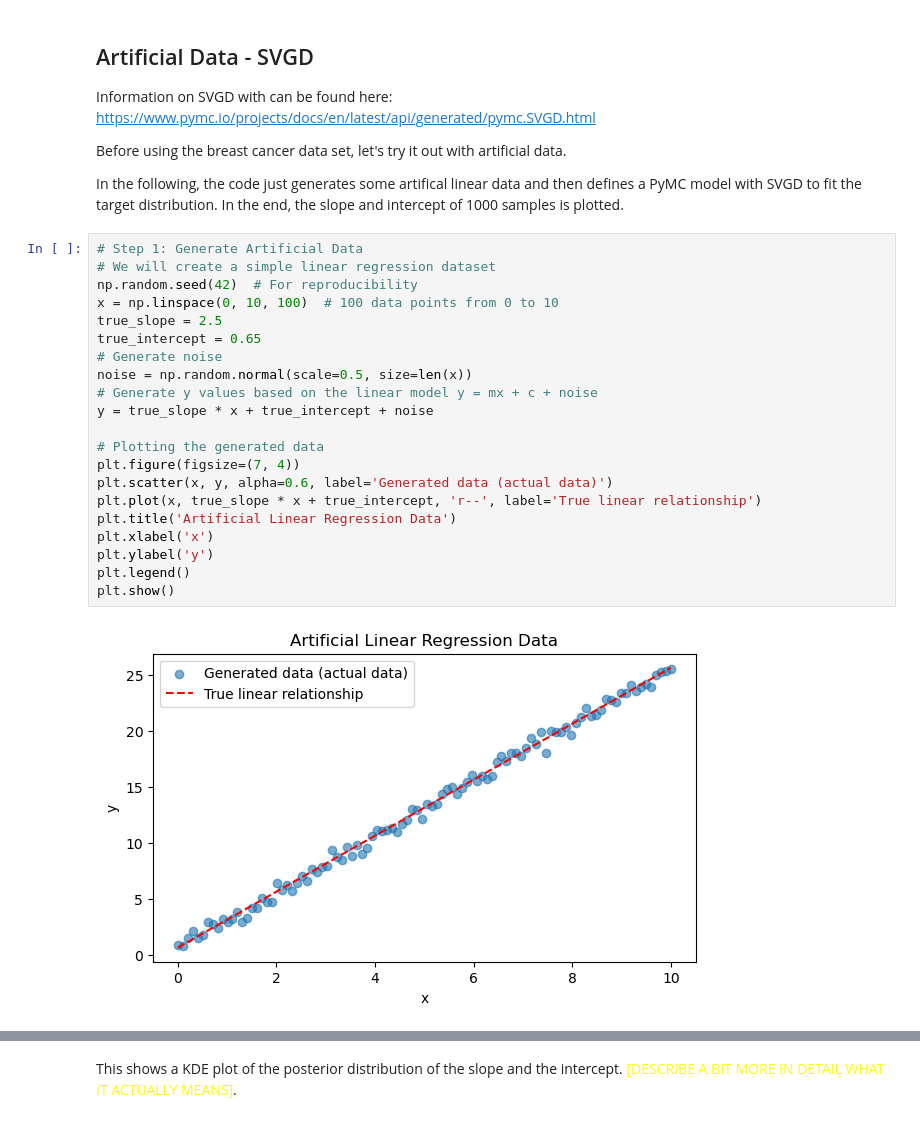
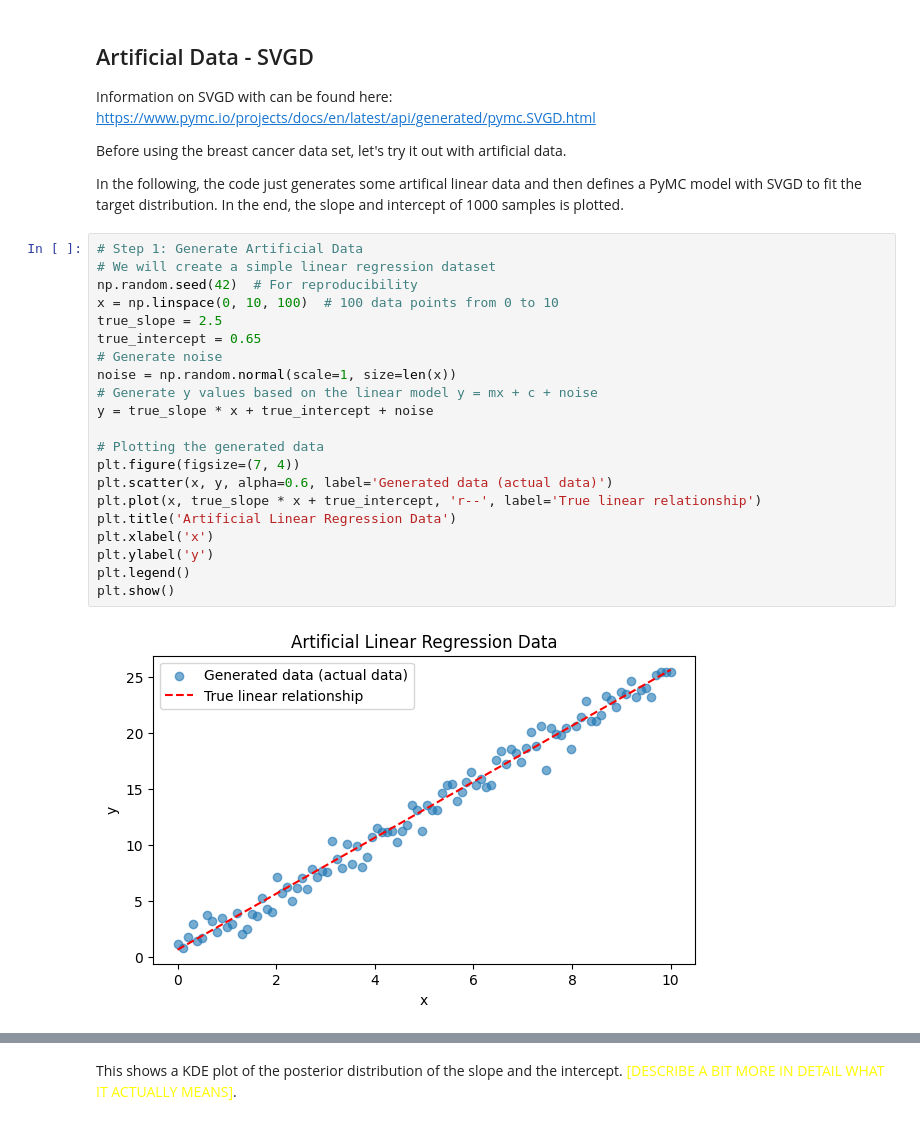
Before and after one commit to pbarriolo/Sampling-Methods-MCMC-Project, a Jupyter notebook: svgd_cleaned.ipynb, the cells around one changed output, grey strips where cells are left out. Saved outputs shown, nothing was run; the diff lists cells and outputs as text.

```diff
--- a/svgd_cleaned.ipynb
+++ b/svgd_cleaned.ipynb
@@ -55,26 +54,26 @@ In the following, the code just generates some artifical linear data and then de
 # %%
 # Step 1: Generate Artificial Data
 # We will create a simple linear regression dataset
 np.random.seed(42)  # For reproducibility
 x = np.linspace(0, 10, 100)  # 100 data points from 0 to 10
 true_slope = 2.5
 true_intercept = 0.65
 # Generate noise
-noise = np.random.normal(scale=0.5, size=len(x))
+noise = np.random.normal(scale=1, size=len(x))
 # Generate y values based on the linear model y = mx + c + noise
 y = true_slope * x + true_intercept + noise
 
 # Plotting the generated data
 plt.figure(figsize=(7, 4))
 plt.scatter(x, y, alpha=0.6, label='Generated data (actual data)')
 plt.plot(x, true_slope * x + true_intercept, 'r--', label='True linear relationship')
 plt.title('Artificial Linear Regression Data')
 plt.xlabel('x')
 plt.ylabel('y')
 plt.legend()
 plt.show()
 # %% [output]
-[figure, old version]
+[figure, new version]
 # %%
 # Step 2: Define the PyMC Model
 # Here we define a Bayesian model with priors for slope and intercept, and a likelihood for observed data
```
Also changed, not shown: parts of 37 cells of this notebook.
